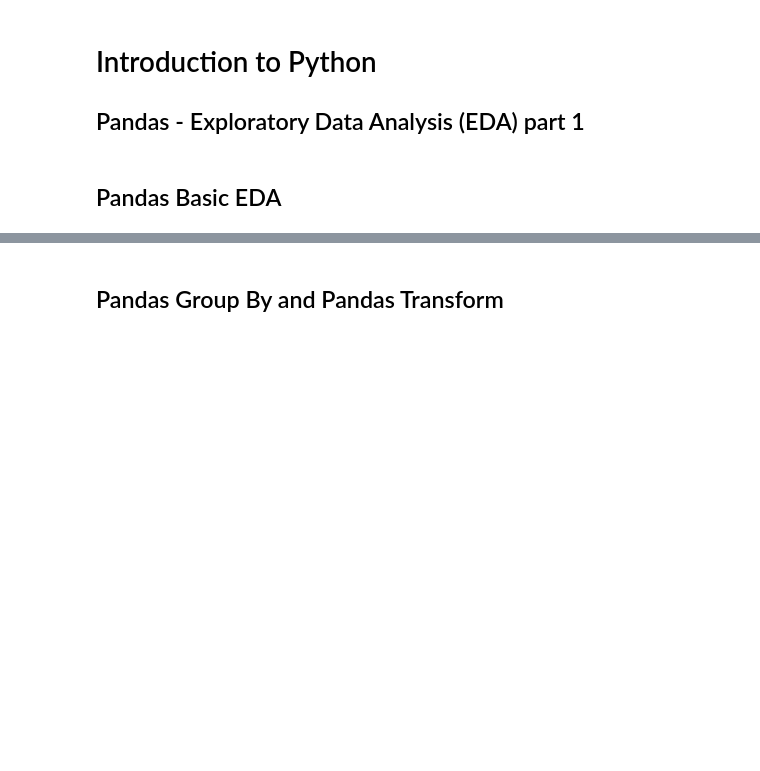
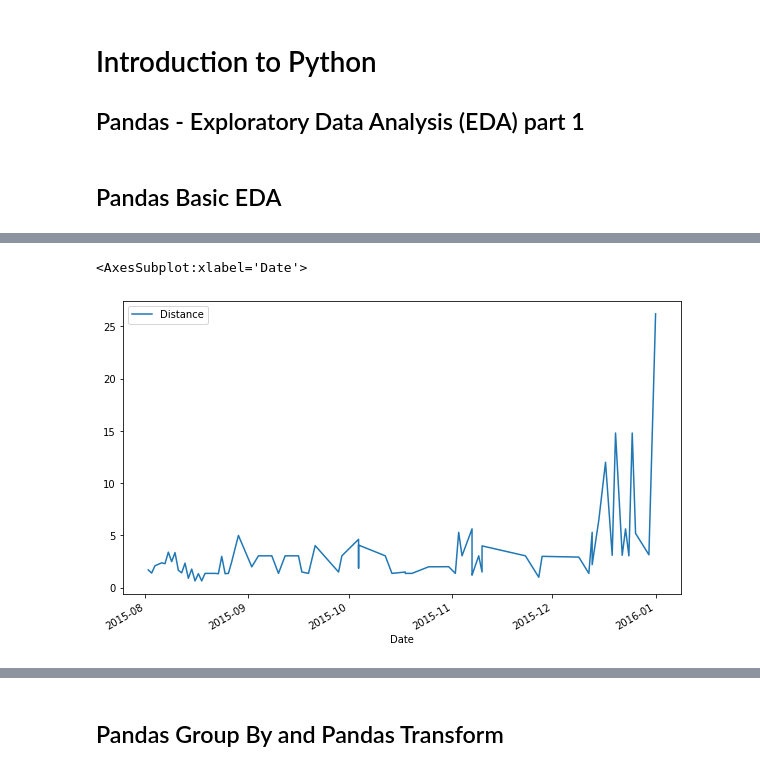
Before and after one commit to rsouza/Python_Course, a Jupyter notebook: Notebooks/17_Pandas_EDAa.ipynb, the cells around one changed output, grey strips where cells are left out. Saved outputs shown, nothing was run; the diff lists cells and outputs as text; code cells hidden in the pictures; blank space fills up the shorter version.

```diff
--- a/Notebooks/17_Pandas_EDAa.ipynb
+++ b/Notebooks/17_Pandas_EDAa.ipynb
@@ -19,0 +77,2 @@ from IPython.core.interactiveshell import InteractiveShell
+# %%
+df = pd.read_csv('../Data/CSV/taxis_bikes_nycity.csv', parse_dates = ['Date'])
@@ -19,0 +88,2 @@ from IPython.core.interactiveshell import InteractiveShell
+# %%
+df.set_index('Date', inplace = True)
@@ -19,0 +105,5 @@ from IPython.core.interactiveshell import InteractiveShell
+# %%
+df.plot(figsize=(10,6))
+# %% [output]
+<AxesSubplot:xlabel='Date'>
+[figure, added]
```
Also changed, not shown: parts of 55 cells of this notebook, 4 other files.
